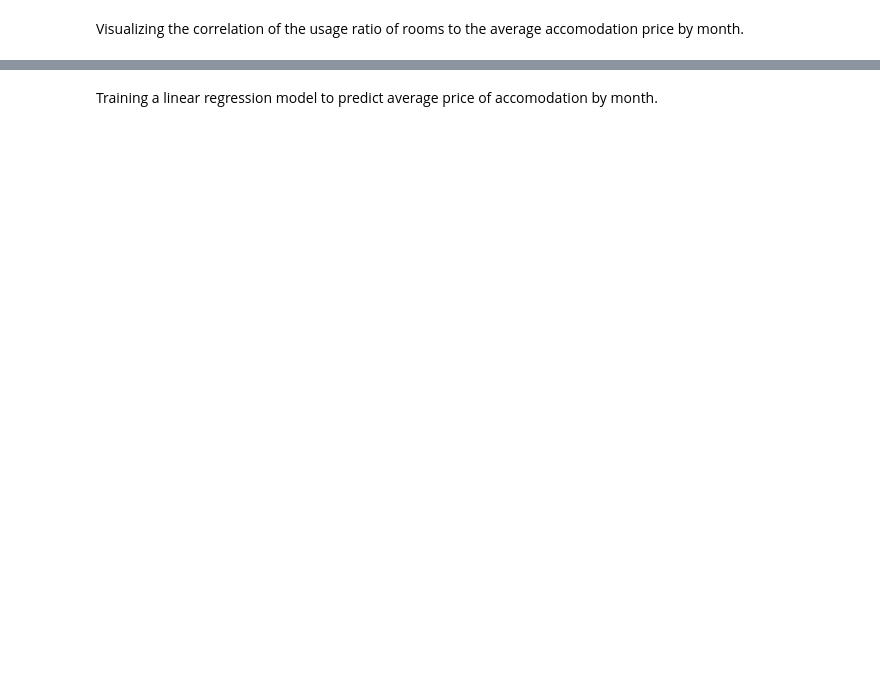
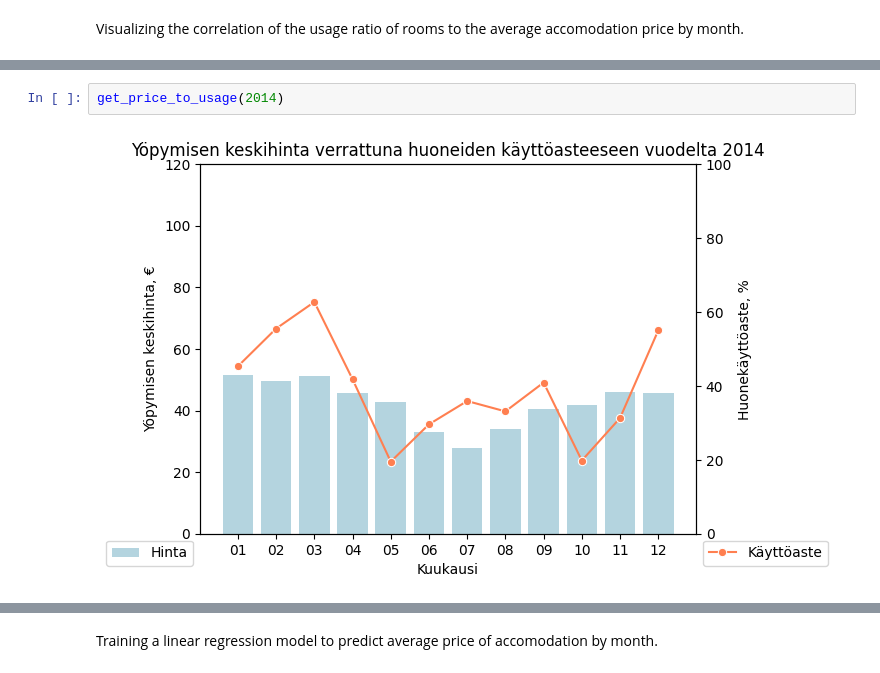
Before and after one commit to ValtsuL1/data-analytics-project, a Jupyter notebook: main.ipynb, the cells around one changed output, grey strips where cells are left out. Drawn from its saved outputs; the diff is of its cells as text; blank space fills up the shorter version.

```diff
--- a/main.ipynb
+++ b/main.ipynb
@@ -123,3 +119,7 @@ get_price_to_usage(2020)
+# %%
+get_price_to_usage(2014)
+# %% [output]
+[figure, added]
 # %%
 df.info()
 # %% [output]
```
Also changed, not shown: parts of 7 cells of this notebook.
